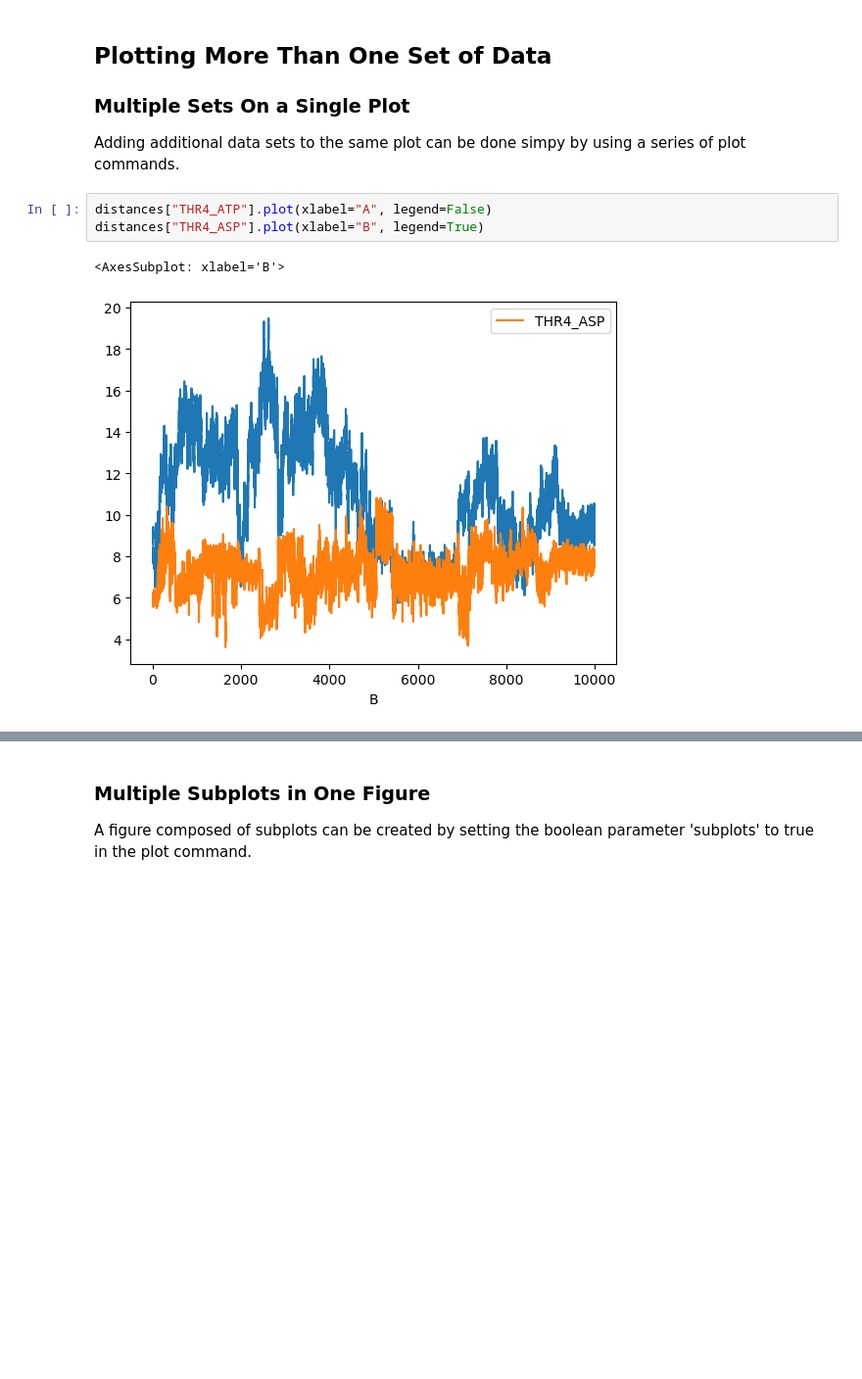
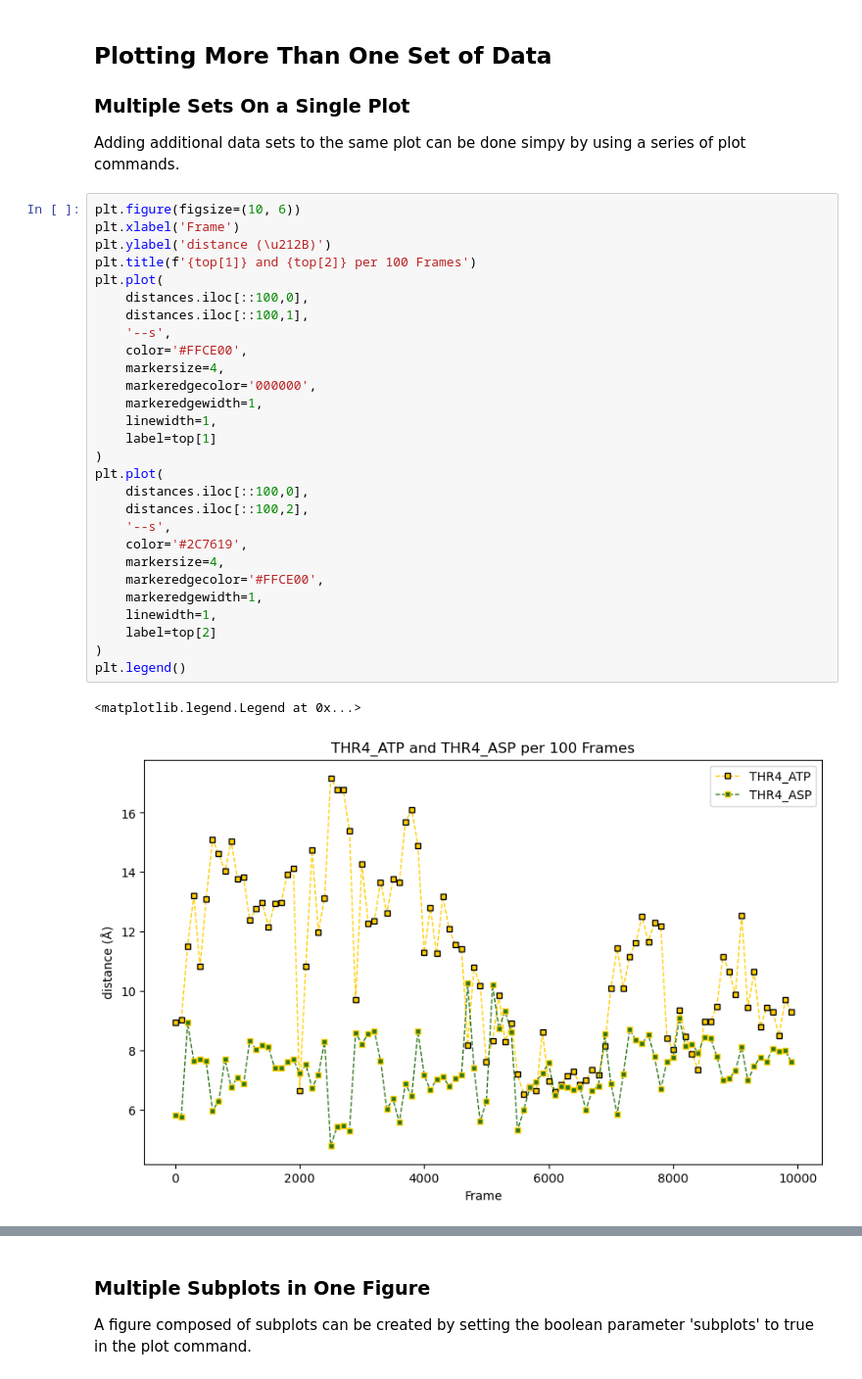
Before and after one commit to CSULA-MolSSI-PREC/intro-python-website, a Jupyter notebook: book/05-plotting-pandas.ipynb, the cells around one changed output, grey strips where cells are left out. Shown at 98% size. Drawn from its saved outputs; the diff is of its cells as text; blank space fills up the shorter version.

Commit message:
Fixed the api calls to matplotlib.pyplot for consistency with the rest of the workshop

```diff
--- a/book/05-plotting-pandas.ipynb
+++ b/book/05-plotting-pandas.ipynb
@@ -188,8 +267,33 @@ fig.savefig('data/foo.png', dpi=300)
 
 Adding additional data sets to the same plot can be done simpy by using a series of plot commands.
 # %%
-distances["THR4_ATP"].plot(xlabel="A", legend=False)
-distances["THR4_ASP"].plot(xlabel="B", legend=True)
+plt.figure(figsize=(10, 6))
+plt.xlabel('Frame')
+plt.ylabel('distance (\u212B)')
+plt.title(f'{top[1]} and {top[2]} per 100 Frames')
+plt.plot(
+    distances.iloc[::100,0],
+    distances.iloc[::100,1],
+    '--s',
+    color='#FFCE00',
+    markersize=4,
+    markeredgecolor='000000',
+    markeredgewidth=1,
+    linewidth=1,
+    label=top[1]
+)
+plt.plot(
+    distances.iloc[::100,0],
+    distances.iloc[::100,2],
+    '--s',
+    color='#2C7619',
+    markersize=4,
+    markeredgecolor='#FFCE00',
+    markeredgewidth=1,
+    linewidth=1,
+    label=top[2]
+)
+plt.legend()
 # %% [output]
-<AxesSubplot: xlabel='B'>
+<matplotlib.legend.Legend at 0x...>
-[figure, old version]
+[figure, new version]
```
Also changed, not shown: parts of 42 cells of this notebook, 1 other file.
